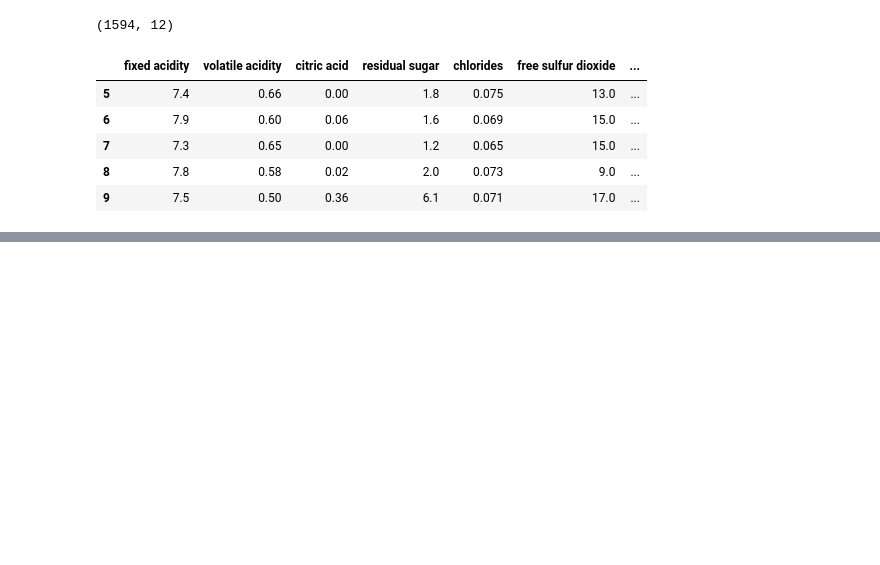
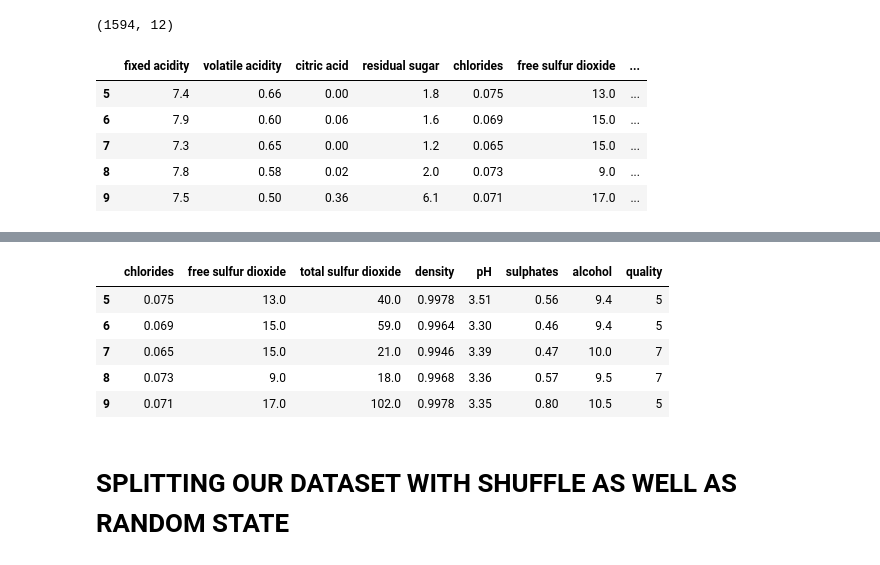
Before and after one commit to aroragarvit/Python, a Jupyter notebook: pandas.ipynb, the cells around one changed output, grey strips where cells are left out. Cells and saved outputs as stored; diff of their text form; code cells hidden in the pictures; blank space fills up the shorter version.

```diff
--- a/pandas.ipynb
+++ b/pandas.ipynb
@@ -261,7 +275,7 @@ wine_dfcopy.iloc[0:25:2,0:8:2]
 # %% [markdown]
 # Dropping rows or columns using  iloc also while dropping rows indexes dont get updated
 # %%
-wine_dfcopy.drop(df.index[0:5],axis=0,inplace=True)
+wine_dfcopy.drop(wine_dfcopy.index[0:5],axis=0,inplace=True)
 # %%
 wine_dfcopy.head()
 # %% [output]
@@ -290,0 +301,13 @@ SyntaxError: invalid syntax (<ipython-input-12-a5205e59086f>, line 1)
+# %%
+wine_dfcopy.drop(wine_dfcopy.columns[0:4],axis=1,inplace=True)
+# %%
+wine_dfcopy.head()
+# %% [output]
+|  | chlorides | free sulfur dioxide | total sulfur dioxide | density | pH | sulphates | alcohol | quality |
+| 5 | 0.075 | 13.0 | 40.0 | 0.9978 | 3.51 | 0.56 | 9.4 | 5 |
+| 6 | 0.069 | 15.0 | 59.0 | 0.9964 | 3.30 | 0.46 | 9.4 | 5 |
+| 7 | 0.065 | 15.0 | 21.0 | 0.9946 | 3.39 | 0.47 | 10.0 | 7 |
+| 8 | 0.073 | 9.0 | 18.0 | 0.9968 | 3.36 | 0.57 | 9.5 | 7 |
+| 9 | 0.071 | 17.0 | 102.0 | 0.9978 | 3.35 | 0.80 | 10.5 | 5 |
+# %% [markdown]
+# SPLITTING OUR DATASET WITH SHUFFLE AS WELL AS RANDOM STATE
```
Also changed, not shown: parts of 9 cells of this notebook.
